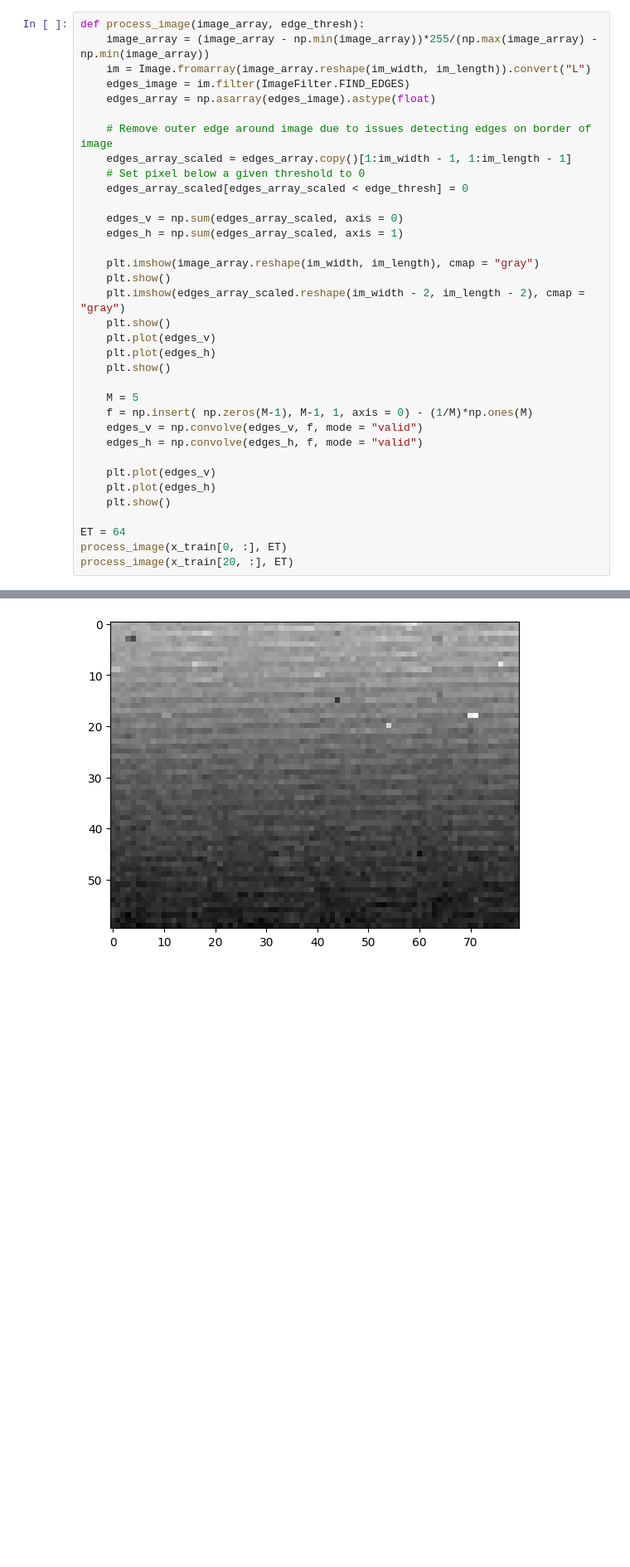
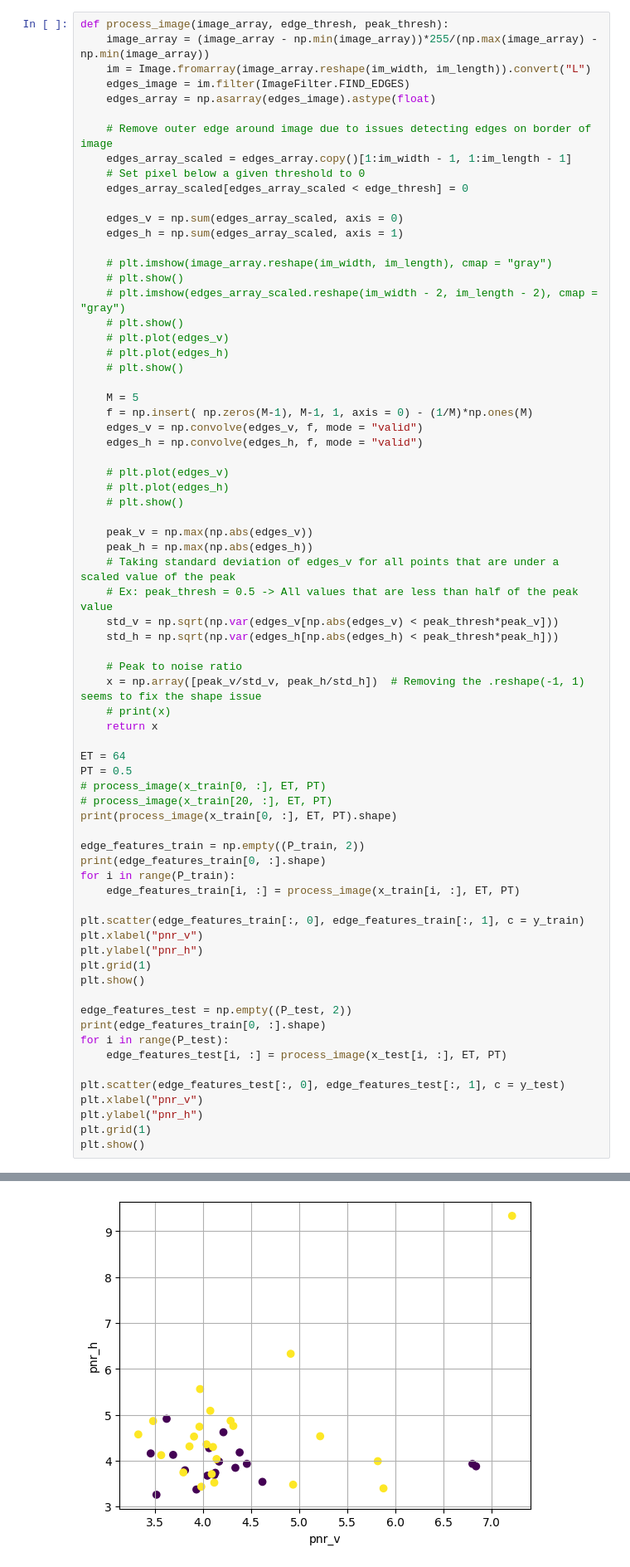
Before and after one commit to JasonSchultzz/engr418, a Jupyter notebook: examples/L7_Landing.ipynb, the cells around one changed output, grey strips where cells are left out. Shown at 83% size. Saved outputs shown, nothing was run; the diff lists cells and outputs as text; blank space fills up the shorter version.

```diff
--- a/examples/L7_Landing.ipynb
+++ b/examples/L7_Landing.ipynb
@@ -53,7 +53,7 @@ plt.show()
 [figure]
 [figure]
 # %%
-def process_image(image_array, edge_thresh):
+def process_image(image_array, edge_thresh, peak_thresh):
     image_array = (image_array - np.min(image_array))*255/(np.max(image_array) - np.min(image_array))
     im = Image.fromarray(image_array.reshape(im_width, im_length)).convert("L")
     edges_image = im.filter(ImageFilter.FIND_EDGES)
@@ -67,24 +67,60 @@ def process_image(image_array, edge_thresh):
     edges_v = np.sum(edges_array_scaled, axis = 0)
     edges_h = np.sum(edges_array_scaled, axis = 1)
 
-    plt.imshow(image_array.reshape(im_width, im_length), cmap = "gray")
-    plt.show()
-    plt.imshow(edges_array_scaled.reshape(im_width - 2, im_length - 2), cmap = "gray")
-    plt.show()
-    plt.plot(edges_v)
-    plt.plot(edges_h)
-    plt.show()
+    # plt.imshow(image_array.reshape(im_width, im_length), cmap = "gray")
+    # plt.show()
+    # plt.imshow(edges_array_scaled.reshape(im_width - 2, im_length - 2), cmap = "gray")
+    # plt.show()
+    # plt.plot(edges_v)
+    # plt.plot(edges_h)
+    # plt.show()
 
     M = 5
     f = np.insert( np.zeros(M-1), M-1, 1, axis = 0) - (1/M)*np.ones(M)
     edges_v = np.convolve(edges_v, f, mode = "valid")
     edges_h = np.convolve(edges_h, f, mode = "valid")
 
-    plt.plot(edges_v)
-    plt.plot(edges_h)
-    plt.show()
+    # plt.plot(edges_v)
+    # plt.plot(edges_h)
+    # plt.show()
+
+    peak_v = np.max(np.abs(edges_v))
+    peak_h = np.max(np.abs(edges_h))
+    # Taking standard deviation of edges_v for all points that are under a scaled value of the peak
+    # Ex: peak_thresh = 0.5 -> All values that are less than half of the peak value
+    std_v = np.sqrt(np.var(edges_v[np.abs(edges_v) < peak_thresh*peak_v]))
+    std_h = np.sqrt(np.var(edges_h[np.abs(edges_h) < peak_thresh*peak_h]))
+
+    # Peak to noise ratio
+    x = np.array([peak_v/std_v, peak_h/std_h])  # Removing the .reshape(-1, 1) seems to fix the shape issue
+    # print(x)
+    return x
 
 ET = 64
-process_image(x_train[0, :], ET)
-process_image(x_train[20, :], ET)
+PT = 0.5
+# process_image(x_train[0, :], ET, PT)
+# process_image(x_train[20, :], ET, PT)
+print(process_image(x_train[0, :], ET, PT).shape)
+
+edge_features_train = np.empty((P_train, 2))
+print(edge_features_train[0, :].shape)
+for i in range(P_train):
+    edge_features_train[i, :] = process_image(x_train[i, :], ET, PT)
+
+plt.scatter(edge_features_train[:, 0], edge_features_train[:, 1], c = y_train)
+plt.xlabel("pnr_v")
+plt.ylabel("pnr_h")
+plt.grid(1)
+plt.show()
+
+edge_features_test = np.empty((P_test, 2))
+print(edge_features_train[0, :].shape)
+for i in range(P_test):
+    edge_features_test[i, :] = process_image(x_test[i, :], ET, PT)
+
+plt.scatter(edge_features_test[:, 0], edge_features_test[:, 1], c = y_test)
+plt.xlabel("pnr_v")
+plt.ylabel("pnr_h")
+plt.grid(1)
+plt.show()
 # %% [output]
@@ -91 +129 @@ process_image(x_train[20, :], ET)
-[figure, old version]
+[figure, new version]
```
Also changed, not shown: parts of 2 cells of this notebook, 2 other files.
